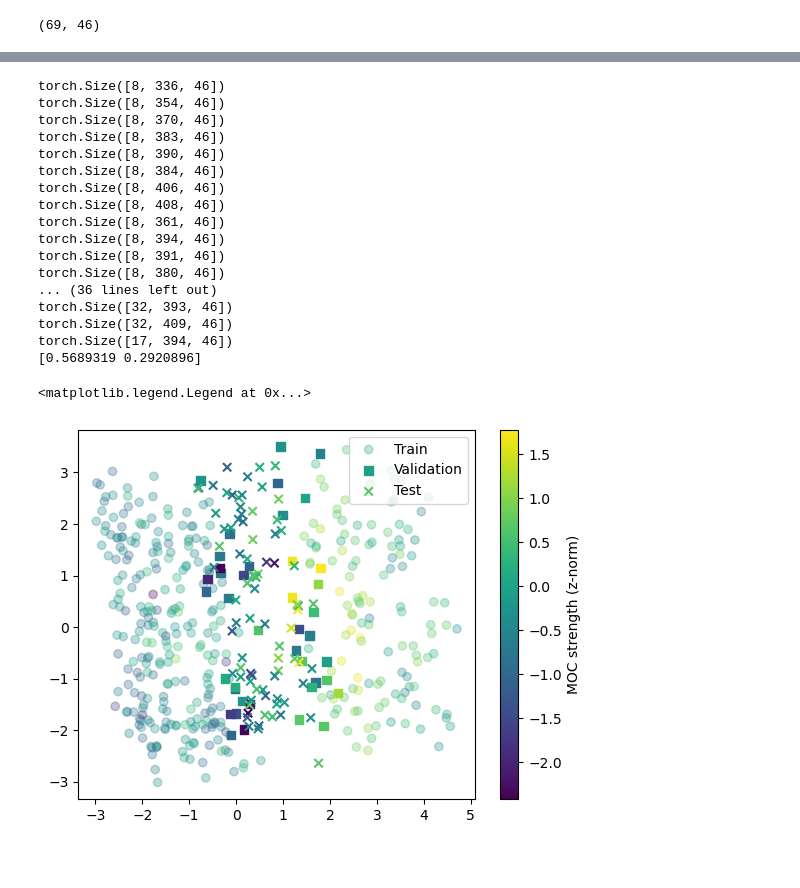
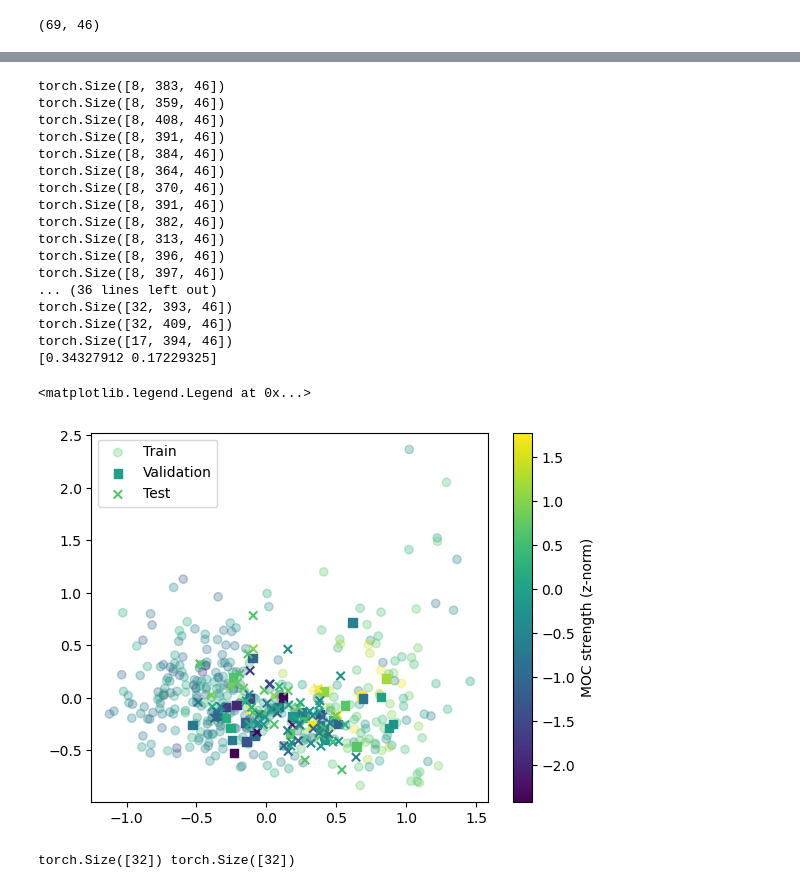
Before and after one commit to ywoelker/rapid-geostrophic-reconstruction, a Jupyter notebook: rapid_umo_reconstruction/20_d_reconstructing_performance_experiment.ipynb, the cells around one changed output, grey strips where cells are left out. Saved outputs shown, nothing was run; the diff lists cells and outputs as text; code cells hidden in the pictures; blank space fills up the shorter version.

```diff
--- a/rapid_umo_reconstruction/20_d_reconstructing_performance_experiment.ipynb
+++ b/rapid_umo_reconstruction/20_d_reconstructing_performance_experiment.ipynb
@@ -322,7 +277,12 @@ for data in test_dl:
 
     argo_mean = torch.sum(X, dim=1) / torch.sum(mask_padded, dim=1, keepdim=True)
 
-    print(argo_mean.shape)
+    argo_std = torch.sqrt(((X - argo_mean.unsqueeze(1)) ** 2).sum(dim = 1) / (torch.sum(mask_padded, dim=1, keepdim=True) - 1))
+
+    mask = (argo_std < 5).all(1)
+
+    argo_plot = argo_mean[mask]
+    total_moc = total_moc[mask]
 
     weak_moc = total_moc < -1
     normal_moc = (total_moc >= -1) & (total_moc <= 1)
@@ -331,9 +291,9 @@ for data in test_dl:
 
     colors = weak_moc * 1.0 + normal_moc * 2.0 + strong_moc * 3.0
 
-    plt.plot(argo_mean.detach().numpy()[weak_moc].T, np.tile(ds_argo_merged.z.values[np.newaxis], (weak_moc.sum(),1)).T, color = 'green', alpha = .5)
-    plt.plot(argo_mean.detach().numpy()[normal_moc].T, np.tile(ds_argo_merged.z.values[np.newaxis], (normal_moc.sum(),1)).T, color = 'black', alpha = .2)
-    plt.plot(argo_mean.detach().numpy()[strong_moc].T, np.tile(ds_argo_merged.z.values[np.newaxis], (strong_moc.sum(),1)).T, color = 'red', alpha = .5)
+    plt.plot(argo_plot.detach().numpy()[weak_moc].T, np.tile(ds_argo_merged.z.values[np.newaxis], (weak_moc.sum(),1)).T, color = 'green', alpha = .5)
+    plt.plot(argo_plot.detach().numpy()[normal_moc].T, np.tile(ds_argo_merged.z.values[np.newaxis], (normal_moc.sum(),1)).T, color = 'black', alpha = .2)
+    plt.plot(argo_plot.detach().numpy()[strong_moc].T, np.tile(ds_argo_merged.z.values[np.newaxis], (strong_moc.sum(),1)).T, color = 'red', alpha = .5)
 
 plt.title('Mean profiles for weak (green), normal(black) and strong MOC(red)')
 
@@ -354,28 +314,32 @@ argo_means = []
 
 moc_strength = []
 
-for data in test_dl:
+for data in dl:
     X, mask_padded, y, y_prev, lon, lat, dvdz, days, missing_indices, fs, ac, ws, total_moc = data
     print(X.shape)
 
     argo_mean = torch.sum(X, dim=1) / torch.sum(mask_padded, dim=1, keepdim=True)
 
-    argo_means.append(argo_mean)
-    moc_strength.append(total_moc)
+    argo_std = torch.sqrt(((X - argo_mean.unsqueeze(1)) ** 2).sum(dim = 1) / (torch.sum(mask_padded, dim=1, keepdim=True) - 1))
+
+    mask = (argo_std < 5).all(1)
+
+    argo_means.append(argo_mean[mask])
+    moc_strength.append(total_moc[mask])
 
 argo_means = torch.cat(argo_means, dim=0)
 moc_strength = torch.cat(moc_strength, dim=0)
 
 
-# pca = PCA(n_components=2)
+pca = PCA(n_components=2)
 tsne = TSNE(n_components=2)
 
-# pca.fit(argo_means.detach().numpy())
+pca.fit(argo_means.detach().numpy())
 reduced_values = pca.transform(argo_means.detach().numpy())
 
 print(pca.explained_variance_ratio_)
 
-# reduced_values = tsne.fit_transform(argo_means.detach().numpy())
+reduced_values = tsne.fit_transform(argo_means.detach().numpy())
 
 colors = moc_strength.detach().numpy()
 
@@ -408,8 +385,13 @@ def get_means(dataloader):
 
         argo_mean = torch.sum(X, dim=1) / torch.sum(mask_padded, dim=1, keepdim=True)
 
-        argo_means.append(argo_mean)
-        moc_strength.append(total_moc)
+        argo_std = torch.sqrt(((X - argo_mean.unsqueeze(1)) ** 2).sum(dim = 1) / (torch.sum(mask_padded, dim=1, keepdim=True) - 1))
+
+        mask = (argo_std < 5).all(1)
+
+
+        argo_means.append(argo_mean[mask])
+        moc_strength.append(total_moc[mask])
 
     argo_means = torch.cat(argo_means, dim=0)
     moc_strength = torch.cat(moc_strength, dim=0)
@@ -424,42 +406,50 @@ test_argo_means, test_moc_strength = get_means(test_dl)
 
 
 pca = PCA(n_components=2)
 
 pca.fit(train_argo_means.detach().numpy())
 train_reduced_values = pca.transform(train_argo_means.detach().numpy())
 val_reduced_values = pca.transform(val_argo_means.detach().numpy())
 test_reduced_values = pca.transform(test_argo_means.detach().numpy())
 
 print(pca.explained_variance_ratio_)
 
 # reduced_values = tsne.fit_transform(argo_means.detach().numpy())
 
 
 
 plt.scatter(train_reduced_values[:,0], train_reduced_values[:,1], c = train_moc_strength.detach().numpy(), marker='o', label = 'Train', alpha = .3)
 plt.scatter(val_reduced_values[:,0], val_reduced_values[:,1], c = val_moc_strength.detach().numpy(), marker='s', label = 'Validation')
 plt.scatter(test_reduced_values[:,0], test_reduced_values[:,1], c = test_moc_strength.detach().numpy(), marker='x', label = 'Test')
 
 plt.colorbar(label = 'MOC strength (z-norm)')
 
 plt.legend()
 # %% [output]
-torch.Size([8, 336, 46])
-torch.Size([8, 354, 46])
+torch.Size([8, 383, 46])
+torch.Size([8, 359, 46])
+torch.Size([8, 408, 46])
+torch.Size([8, 391, 46])
+torch.Size([8, 384, 46])
+torch.Size([8, 364, 46])
 torch.Size([8, 370, 46])
-torch.Size([8, 383, 46])
-torch.Size([8, 390, 46])
-torch.Size([8, 384, 46])
-torch.Size([8, 406, 46])
-torch.Size([8, 408, 46])
-torch.Size([8, 361, 46])
-torch.Size([8, 394, 46])
 torch.Size([8, 391, 46])
-torch.Size([8, 380, 46])
+torch.Size([8, 382, 46])
+torch.Size([8, 313, 46])
+torch.Size([8, 396, 46])
+torch.Size([8, 397, 46])
 ... (36 lines left out)
 torch.Size([32, 393, 46])
 torch.Size([32, 409, 46])
 torch.Size([17, 394, 46])
-[0.5689319 0.2920896]
+[0.34327912 0.17229325]
 <matplotlib.legend.Legend at 0x...>
-[figure, old version]
+[figure, new version]
+# %%
+for data in test_dl:
+    X, mask_padded, y, y_prev, lon, lat, dvdz, days, missing_indices, fs, ac, ws, total_moc = data
+    print(y.shape, total_moc.shape)
+
+    break
+# %% [output]
+torch.Size([32]) torch.Size([32])
```
Also changed, not shown: parts of 10 cells of this notebook, 3 other files.
